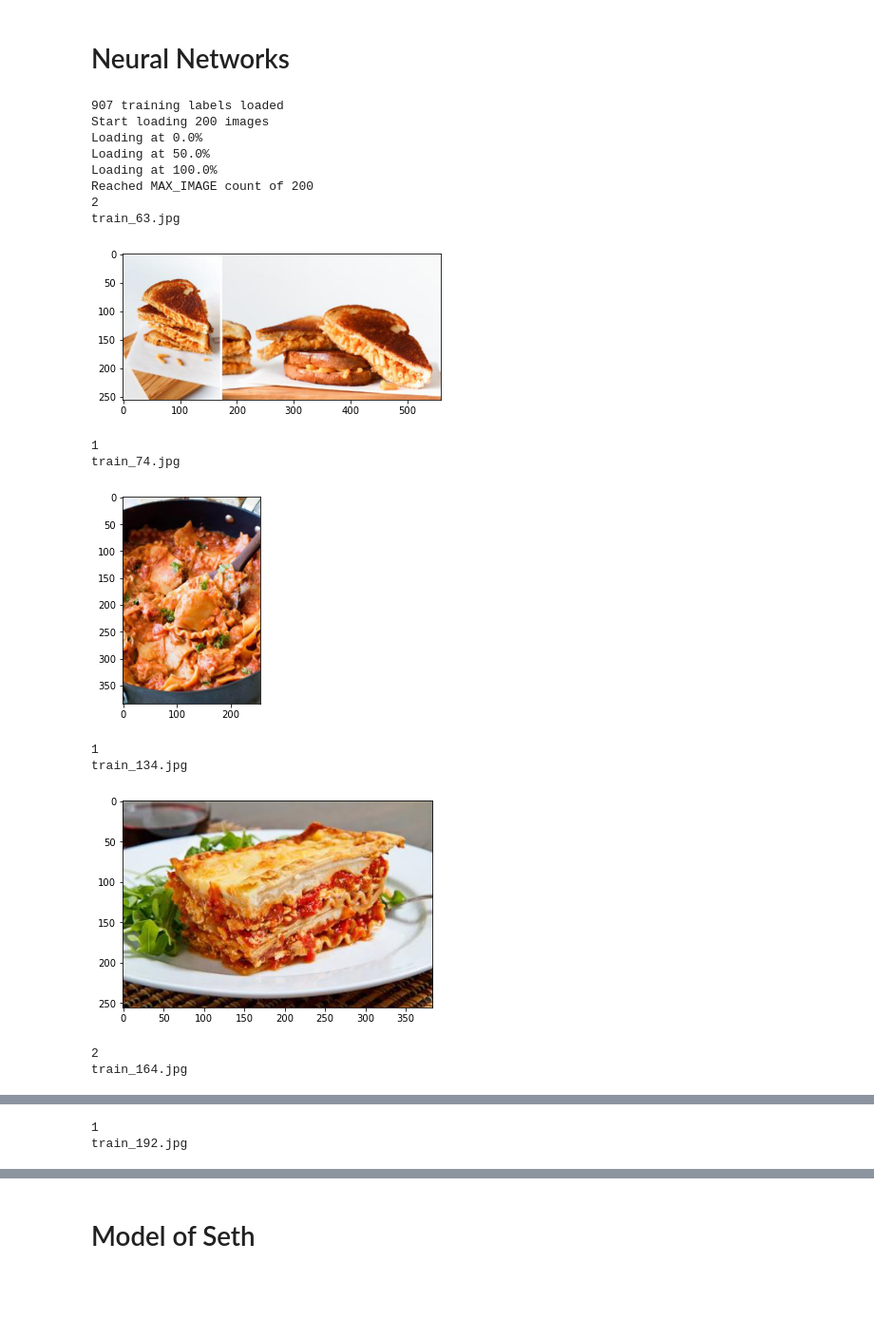
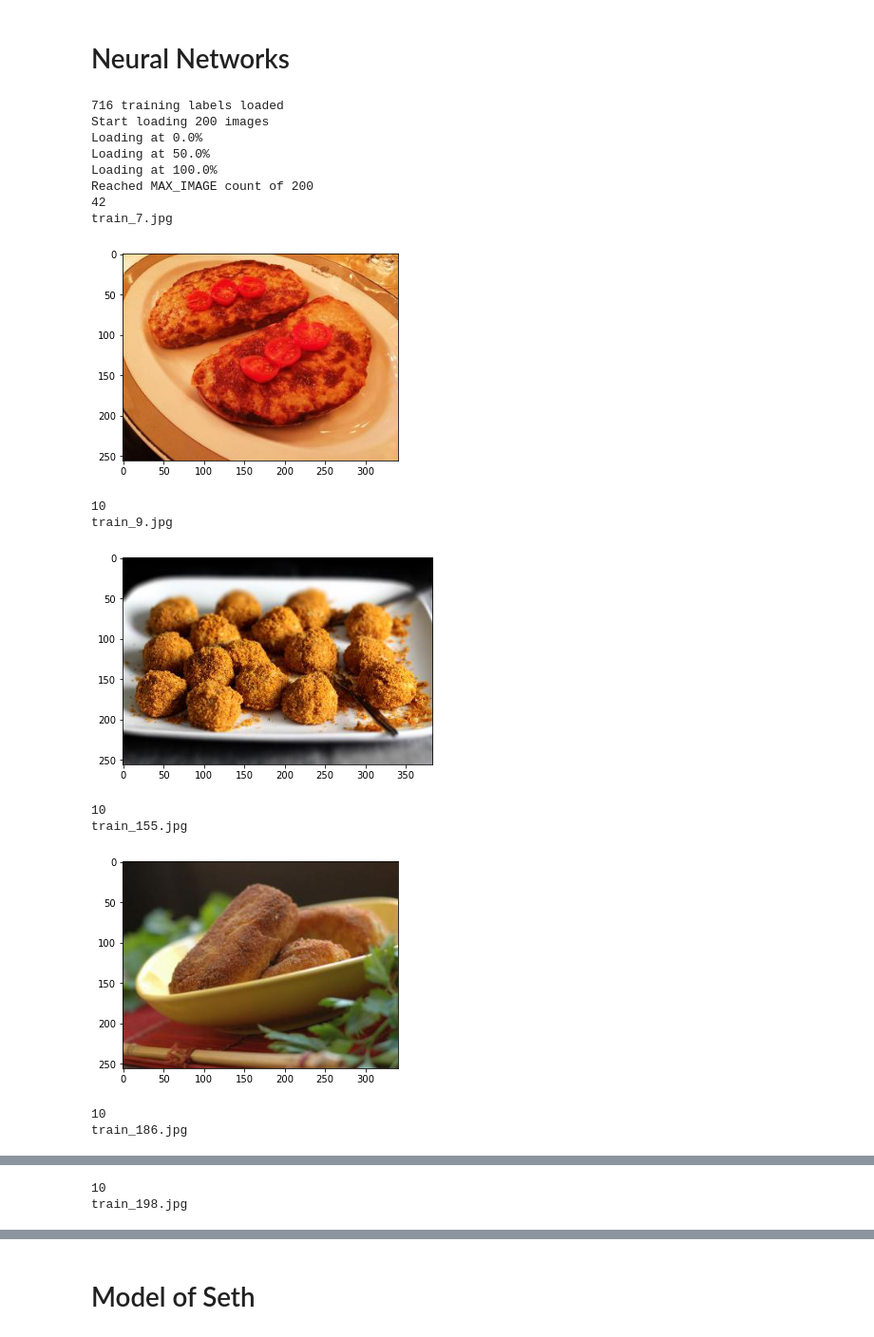
Before and after one commit to damajojung/Neural-Networks-Sandbox, a Jupyter notebook: Food-Recognition.ipynb, the cells around one changed output, grey strips where cells are left out. Shown at 95% size. Drawn from its saved outputs; the diff is of its cells as text; code cells hidden in the pictures; blank space fills up the shorter version.

```diff
--- a/Food-Recognition.ipynb
+++ b/Food-Recognition.ipynb
@@ -25,57 +25,66 @@ TEST_DIR = DATA_DIR + '/test_set/test_set/'
 MAX_IMAGE = 200
 
 # Filter for a subset of labels in the images to load
-FILTER_LABEL = [1, 2]
+FILTER_LABEL = ['10', '42']
 
 # load all the training labels
-train_labels = pd.read_csv(DATA_DIR + '/train_labels.csv')
+train_labels = pd.read_csv(DATA_DIR + '/train_labels.csv', dtype={'label': object})
 if (len(FILTER_LABEL) > 0):
     train_labels = train_labels[train_labels['label'].isin(FILTER_LABEL)].copy().reset_index()
 print('{} training labels loaded'.format(len(train_labels)))
 
 # load all the training images
 train_images = list()
 imcount = 0
+if MAX_IMAGE == 0:
+    MAX_IMAGE = len(train_labels)
+
 print('Start loading {} images'.format(MAX_IMAGE))
 for filename in train_labels['img_name']:
-    # load image
-    img_data = image.imread(TRAIN_DIR + filename)
+    # Load image
+    img = Image.open(TRAIN_DIR + filename)
 
-    # store loaded image
-    train_images.append(img_data) # list of numpy arrays
-    #print('> loaded %s %s' % (filename, img_data.shape))
+    # Resize image to the same shape
+    # TODO: Don't squash all images into the same size
+    #img = img.resize((256,256), Image.ANTIALIAS)
+
+    # Convert image to numpy array
+    img_data = np.array(img)
+
+    # Store loaded image
+    train_images.append(img_data)
 
     # Show progress
     if imcount % 100 == 0:
         print('Loading at {:.1f}%'.format(imcount/min(len(train_labels), MAX_IMAGE)*100))
 
     # Stop after X images
     imcount += 1
     if imcount > MAX_IMAGE:
         print('Reached MAX_IMAGE count of '+str(MAX_IMAGE))
         break
 
 # Show 10 samples
 for i in range(0,min(10, len(train_labels))):
     print(train_labels['label'][i])
     print(train_labels['img_name'][i])
     pyplot.imshow(train_images[i])
     pyplot.show()
 # %% [output]
-907 training labels loaded
+716 training labels loaded
 Start loading 200 images
 Loading at 0.0%
 Loading at 50.0%
 Loading at 100.0%
 Reached MAX_IMAGE count of 200
-2
-train_63.jpg
+42
+train_7.jpg
-[figure, old version]
+[figure, new version]
-1
-train_74.jpg
+10
+train_9.jpg
-[figure, old version]
+[figure, new version]
-1
-train_134.jpg
+10
+train_155.jpg
-[figure, old version]
+[figure, new version]
-2
-train_164.jpg
+10
+train_186.jpg
@@ -83,2 +92,2 @@ train_164.jpg
-1
-train_192.jpg
+10
+train_198.jpg
```
Also changed, not shown: parts of 2 cells of this notebook, 1 other file.
